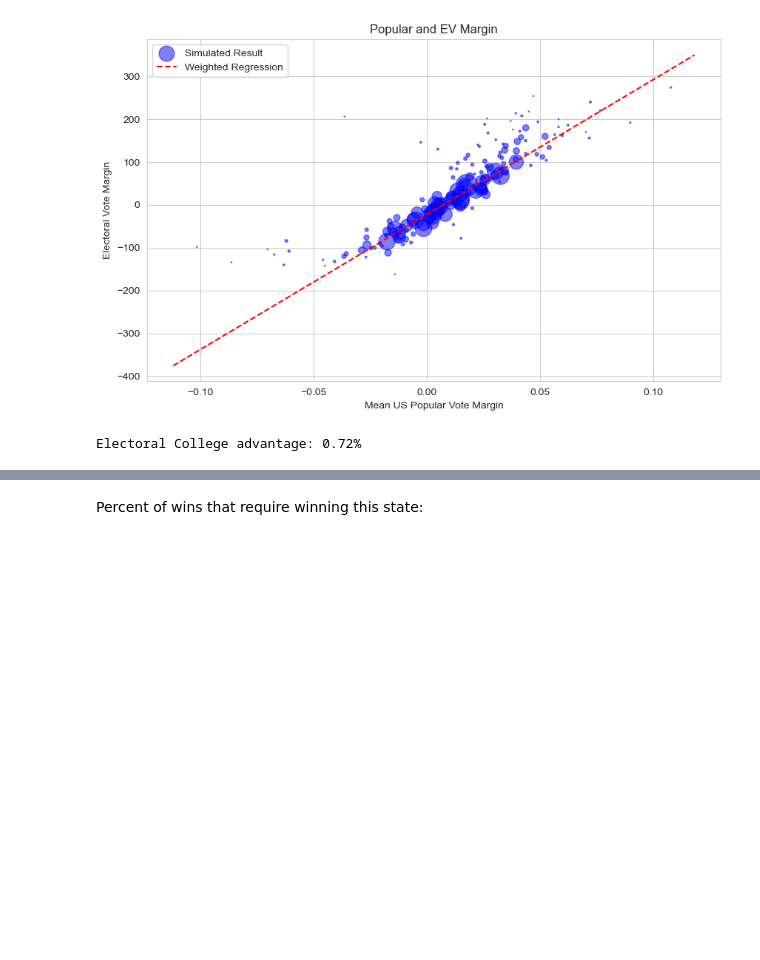
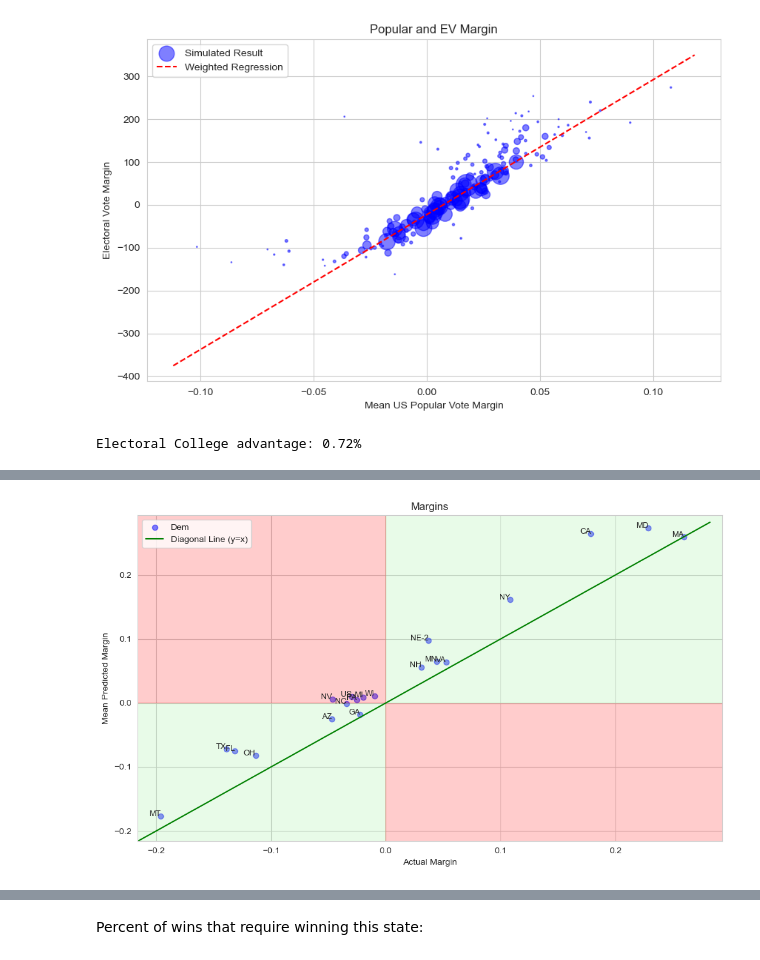
Before and after one commit to andrewpwalters/US-Presidential-Fundamentals, a Jupyter notebook: Notebooks/Polling Model - United States 2024.ipynb, the cells around one changed output, grey strips where cells are left out. Drawn from its saved outputs; the diff is of its cells as text; code cells hidden in the pictures; blank space fills up the shorter version.

```diff
--- a/Notebooks/Polling Model - United States 2024.ipynb
+++ b/Notebooks/Polling Model - United States 2024.ipynb
@@ -2049,0 +2000,60 @@ plt.savefig('all_states.png')
+# %%
+df_margin['error'] =  df_margin.hdi_mean - df_margin.margin
+
+df_margin = pd.merge(df_margin, pd.DataFrame(df.state.value_counts()),
+         how="left",
+         left_on='state_code',
+         right_index=True)
+# %%
+fig, ax = plt.subplots(figsize=(10, 6))
+
+plt.scatter(df_margin['margin'], df_margin['hdi_mean'],
+            color='blue', alpha=0.5, label='Dem')
+
+import statsmodels.api as sm
+import scipy.stats as stats
+
+X = df_margin['margin']
+y = df_margin['hdi_mean']
+weights = df_margin['count']
+
+X = sm.add_constant(X)
+
+wls_model = sm.WLS(y, X, weights=weights)
+results = wls_model.fit()
+
+slope = results.params[1]
+intercept = results.params[0]
+
+x_vals = np.array(plt.gca().get_xlim())
+y_vals = intercept + slope * x_vals
+
+plt.plot(x_vals, x_vals, color='green', linestyle='-', label='Diagonal Line (y=x)')
+
+ax.set_xlim(df_margin[['margin','hdi_mean']].min().min()-.02, df_margin[['margin','hdi_mean']].max().max()+.02)
+ax.set_ylim(df_margin[['margin','hdi_mean']].min().min()-.02, df_margin[['margin','hdi_mean']].max().max()+.02)
+
+ax.fill_betweenx(y=np.arange(0, 1, 0.001), x1=0, x2=1, color='lightgreen', alpha=0.2)
+ax.fill_betweenx(y=np.arange(-1, 0, 0.001), x1=-1, x2=0, color='lightgreen', alpha=0.2)
+ax.fill_betweenx(y=np.arange(0, 1, 0.001), x1=-1, x2=0, color='red', alpha=0.2)
+ax.fill_betweenx(y=np.arange(-1, 0, 0.001), x1=0, x2=1, color='red', alpha=0.2)
+
+xlim = ax.get_xlim()
+ylim = ax.get_ylim()
+
+for i, state in enumerate(df_margin['state_code']):
+    x_val = df_margin['margin'][i]
+    y_val = df_margin['hdi_mean'][i]
+    if (xlim[0] <= x_val <= xlim[1] and ylim[0] <= y_val <= ylim[1]):
+        plt.text(df_margin['margin'][i], df_margin['hdi_mean'][i], state, fontsize=9, ha='right')
+
+plt.xlabel('Actual Margin')
+plt.ylabel('Mean Predicted Margin')
+plt.title('Margins')
+
+plt.legend()
+
+plt.tight_layout()
+plt.savefig(f'../Results/2024_president/margins.png')
+# %% [output]
+[figure, added]
```
Also changed, not shown: parts of 21 cells of this notebook, 1 other file.
